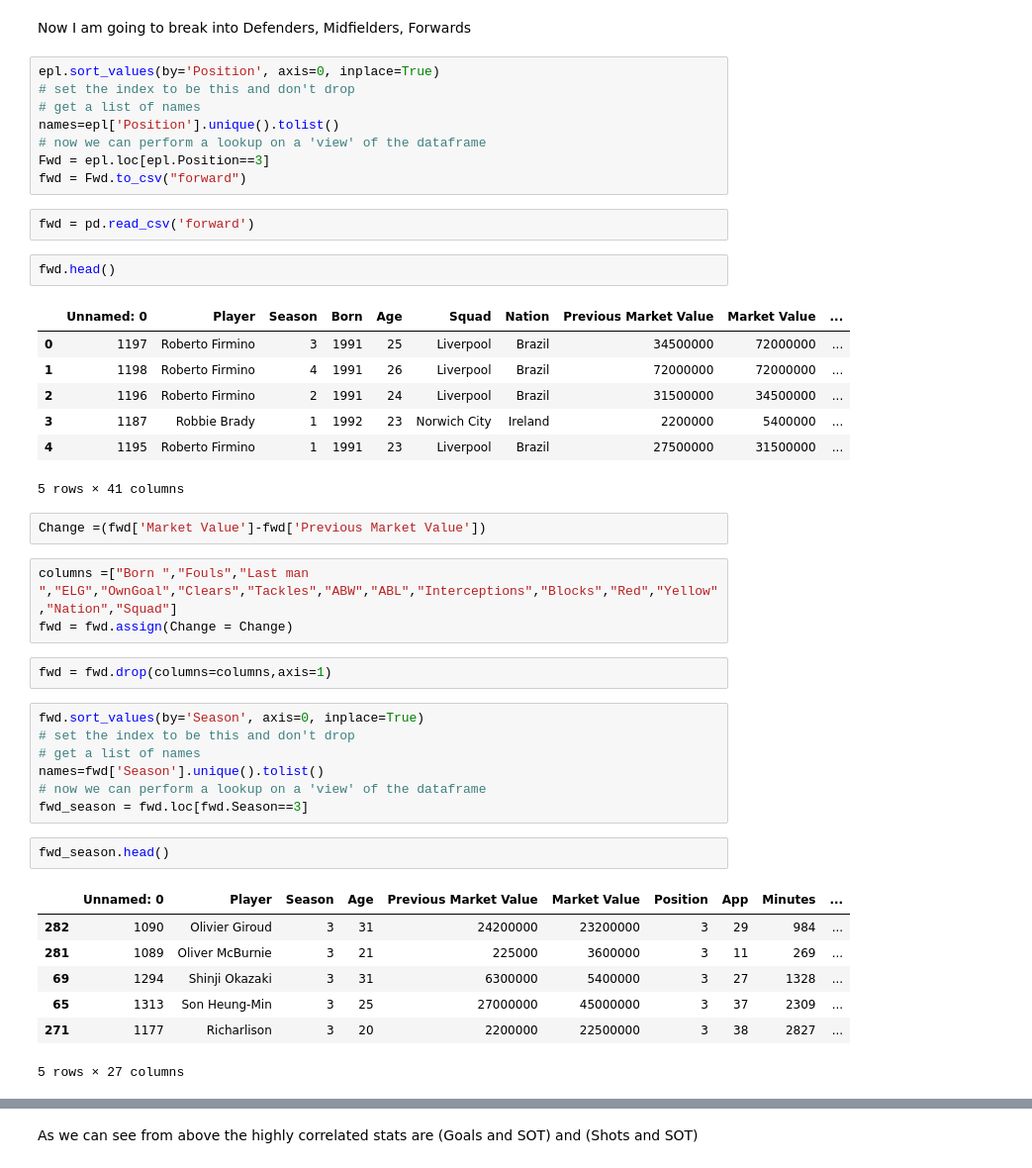
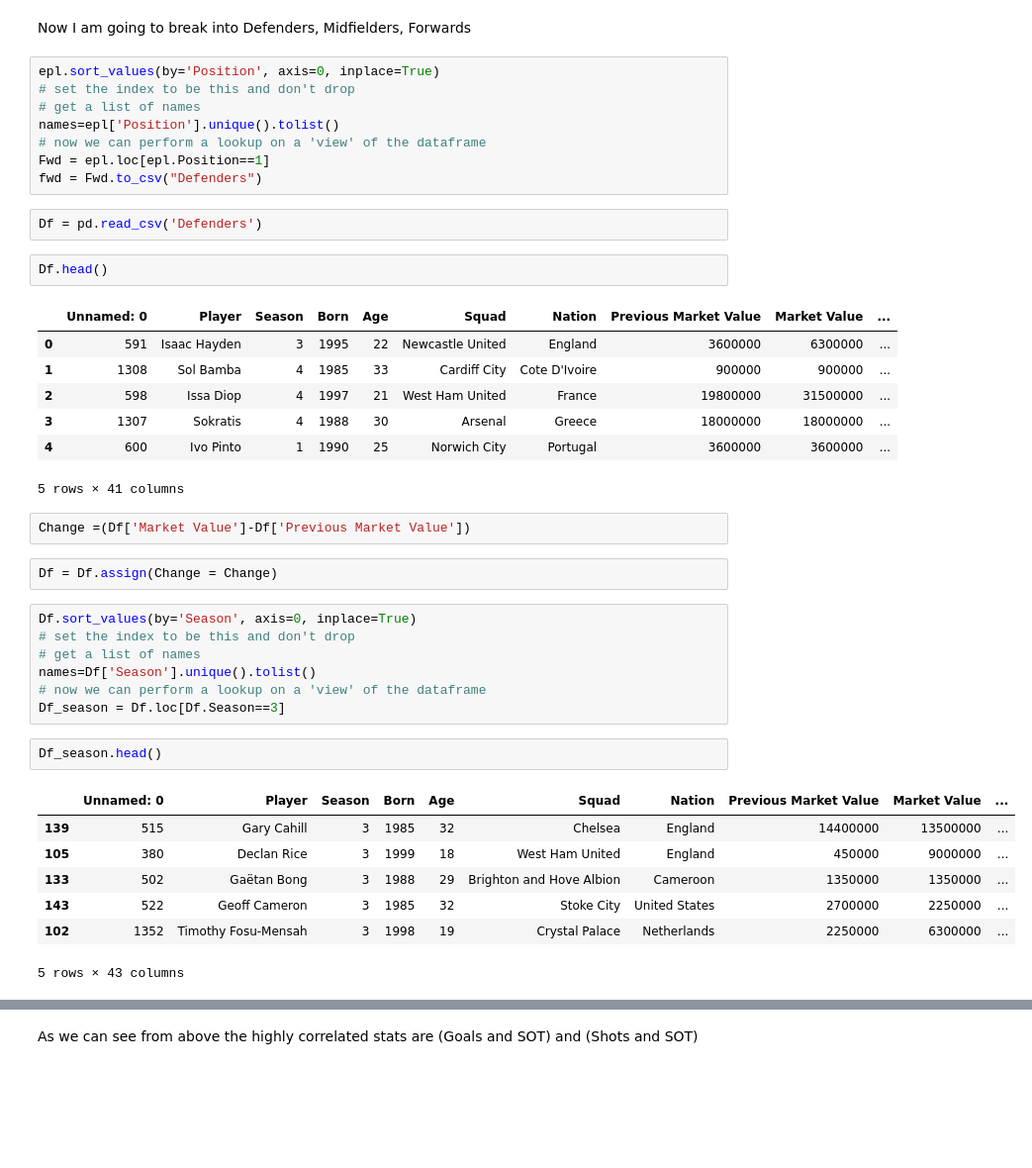
Before and after one commit to Femi-Ogunkola/EPL, a Jupyter notebook: EPL Data Analysis.ipynb, the cells around one changed output, grey strips where cells are left out. Shown: that part at 99% size. Saved outputs shown, nothing was run; the diff lists cells and outputs as text; blank space fills up the shorter version.

```diff
--- a/EPL Data Analysis.ipynb
+++ b/EPL Data Analysis.ipynb
@@ -99,43 +99,40 @@ epl.sort_values(by='Position', axis=0, inplace=True)
 # get a list of names
 names=epl['Position'].unique().tolist()
 # now we can perform a lookup on a 'view' of the dataframe
-Fwd = epl.loc[epl.Position==3]
-fwd = Fwd.to_csv("forward")
+Fwd = epl.loc[epl.Position==1]
+fwd = Fwd.to_csv("Defenders")
 # %%
-fwd = pd.read_csv('forward')
+Df = pd.read_csv('Defenders')
 # %%
-fwd.head()
+Df.head()
 # %% [output]
 |  | Unnamed: 0 | Player | Season | Born | Age | Squad | Nation | Previous Market Value | Market Value | ... |
-| 0 | 1197 | Roberto Firmino | 3 | 1991 | 25 | Liverpool | Brazil | 34500000 | 72000000 | ... |
-| 1 | 1198 | Roberto Firmino | 4 | 1991 | 26 | Liverpool | Brazil | 72000000 | 72000000 | ... |
-| 2 | 1196 | Roberto Firmino | 2 | 1991 | 24 | Liverpool | Brazil | 31500000 | 34500000 | ... |
-| 3 | 1187 | Robbie Brady | 1 | 1992 | 23 | Norwich City | Ireland | 2200000 | 5400000 | ... |
-| 4 | 1195 | Roberto Firmino | 1 | 1991 | 23 | Liverpool | Brazil | 27500000 | 31500000 | ... |
+| 0 | 591 | Isaac Hayden | 3 | 1995 | 22 | Newcastle United | England | 3600000 | 6300000 | ... |
+| 1 | 1308 | Sol Bamba | 4 | 1985 | 33 | Cardiff City | Cote D'Ivoire | 900000 | 900000 | ... |
+| 2 | 598 | Issa Diop | 4 | 1997 | 21 | West Ham United | France | 19800000 | 31500000 | ... |
+| 3 | 1307 | Sokratis | 4 | 1988 | 30 | Arsenal | Greece | 18000000 | 18000000 | ... |
+| 4 | 600 | Ivo Pinto | 1 | 1990 | 25 | Norwich City | Portugal | 3600000 | 3600000 | ... |
 5 rows × 41 columns
 # %%
-Change =(fwd['Market Value']-fwd['Previous Market Value'])
+Change =(Df['Market Value']-Df['Previous Market Value'])
-# %%
-columns =["Born ","Fouls","Last man ","ELG","OwnGoal","Clears","Tackles","ABW","ABL","Interceptions","Blocks","Red","Yellow","Nation","Squad"]
-fwd = fwd.assign(Change = Change)
-# %%
-fwd = fwd.drop(columns=columns,axis=1)
+# %%
+Df = Df.assign(Change = Change)
 # %%
-fwd.sort_values(by='Season', axis=0, inplace=True)
+Df.sort_values(by='Season', axis=0, inplace=True)
 # set the index to be this and don't drop
 # get a list of names
-names=fwd['Season'].unique().tolist()
+names=Df['Season'].unique().tolist()
 # now we can perform a lookup on a 'view' of the dataframe
-fwd_season = fwd.loc[fwd.Season==3]
+Df_season = Df.loc[Df.Season==3]
 # %%
-fwd_season.head()
+Df_season.head()
 # %% [output]
-|  | Unnamed: 0 | Player | Season | Age | Previous Market Value | Market Value | Position | App | Minutes | ... |
-| 282 | 1090 | Olivier Giroud | 3 | 31 | 24200000 | 23200000 | 3 | 29 | 984 | ... |
-| 281 | 1089 | Oliver McBurnie | 3 | 21 | 225000 | 3600000 | 3 | 11 | 269 | ... |
-| 69 | 1294 | Shinji Okazaki | 3 | 31 | 6300000 | 5400000 | 3 | 27 | 1328 | ... |
-| 65 | 1313 | Son Heung-Min | 3 | 25 | 27000000 | 45000000 | 3 | 37 | 2309 | ... |
-| 271 | 1177 | Richarlison | 3 | 20 | 2200000 | 22500000 | 3 | 38 | 2827 | ... |
+|  | Unnamed: 0 | Player | Season | Born | Age | Squad | Nation | Previous Market Value | Market Value | ... |
+| 139 | 515 | Gary Cahill | 3 | 1985 | 32 | Chelsea | England | 14400000 | 13500000 | ... |
+| 105 | 380 | Declan Rice | 3 | 1999 | 18 | West Ham United | England | 450000 | 9000000 | ... |
+| 133 | 502 | Gaëtan Bong | 3 | 1988 | 29 | Brighton and Hove Albion | Cameroon | 1350000 | 1350000 | ... |
+| 143 | 522 | Geoff Cameron | 3 | 1985 | 32 | Stoke City | United States | 2700000 | 2250000 | ... |
+| 102 | 1352 | Timothy Fosu-Mensah | 3 | 1998 | 19 | Crystal Palace | Netherlands | 2250000 | 6300000 | ... |
-5 rows × 27 columns
+5 rows × 43 columns
 # %%
 #A plot of Age against change in cost. Which shows the younger you are the wider the price range of a shift could be
```
Also changed, not shown: parts of 7 cells of this notebook, 1 other file.
